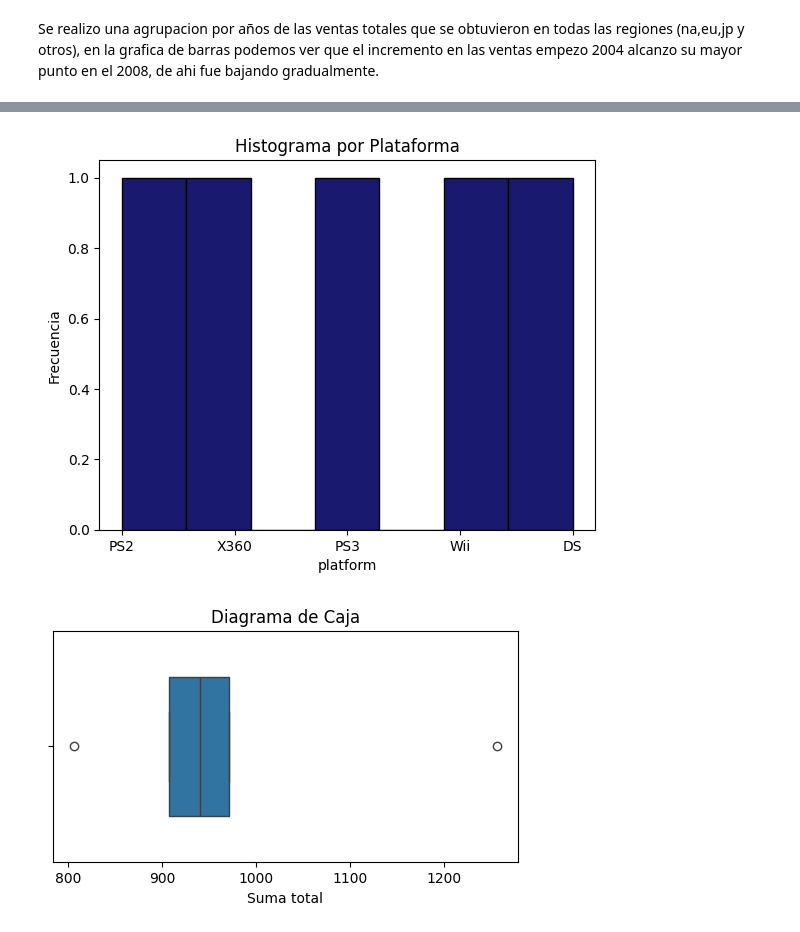
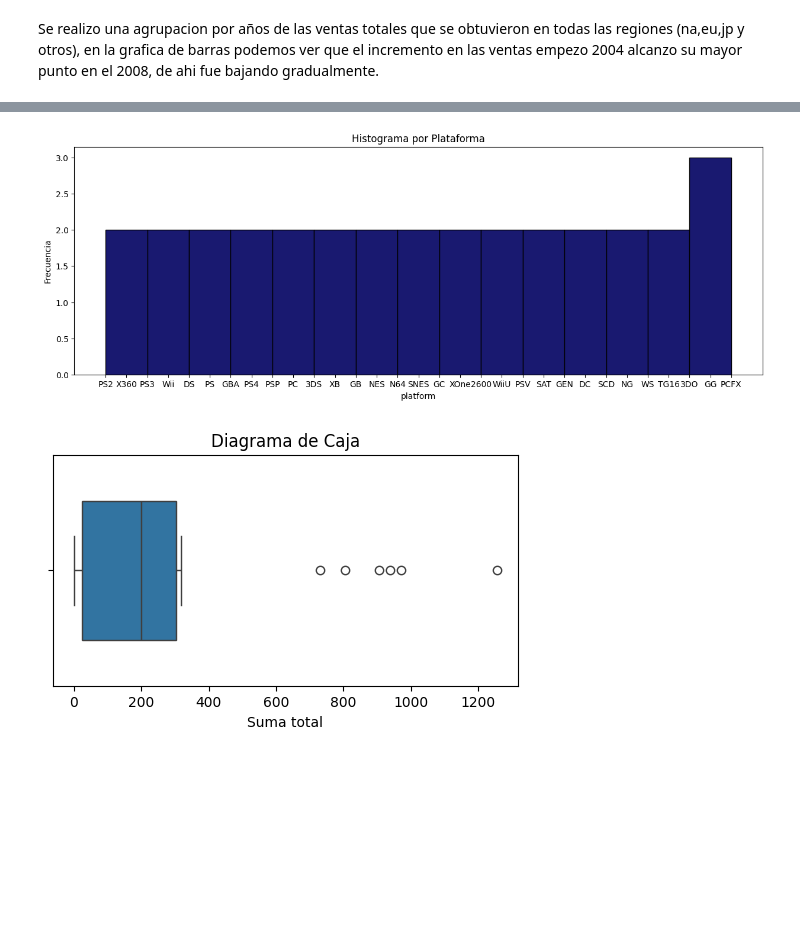
Before and after one commit to DanielaHdzS/Proyecto6, a Jupyter notebook: proyecto6.ipynb, the cells around one changed output, grey strips where cells are left out. Cells and saved outputs as stored; diff of their text form; code cells hidden in the pictures; blank space fills up the shorter version.

```diff
--- a/proyecto6.ipynb
+++ b/proyecto6.ipynb
@@ -87,8 +87,3 @@ print(games['user_score'].unique())
  '2.3' '0.5' '1.3' '0.2' '0.6' '1.4' '0.9' '1' '9.7']
 # %% [markdown]
 Para poder trabajar con el tipo de dato float, considere cambiar tbd por un numero que estuviera fuera del rango para poder diferenciarlo del resto.
-# %%
-games['year_of_release'] = games['year_of_release'].fillna(1979)
-games['user_score'] = games['user_score'].fillna(0)
-games['rating'] = games['rating'].fillna(0)
-games['critic_score'] = games['critic_score'].fillna(0)
@@ -101,8 +98,6 @@ games['year_of_release'] = games['year_of_release'].astype(int)
 games['genre'] = games['genre'].astype(str)
 games['user_score'] = games['user_score'].astype(float)
 games['rating'] = games['rating'].astype(str)
-# %%
-games['user_score']  = games['user_score']*10
 # %%
 games['sum_total'] = games['na_sales'] + games['eu_sales'] + games['jp_sales'] + games['other_sales']
 print(games.head())
@@ -172,8 +167,7 @@ plt.show()
 Se realizo una agrupacion por años de las ventas totales que se obtuvieron en todas las regiones (na,eu,jp y otros), en la grafica de barras podemos ver que el incremento en las ventas empezo 2004 alcanzo su mayor punto en el 2008, de ahi fue bajando gradualmente.
 # %%
 games_platform = games.groupby('platform')[list_sales].sum()
-games_platform = games_platform.reset_index()
-games_platform = games_platform.sort_values(by='sum_total', ascending=False)
+games_platform = games_platform.reset_index().sort_values(by='sum_total', ascending=False)
 print(games_platform)
 # %% [output]
    platform  na_sales  eu_sales  jp_sales  other_sales  sum_total
@@ -194,20 +188,20 @@ print(games_platform)
 9        GG      0.00      0.00      0.04         0.00       0.04
 14     PCFX      0.00      0.00      0.03         0.00       0.03
 # %%
-games_platform_5 = games_platform.head(5)
-plt.hist(games_platform_5['platform'], bins=7, color='midnightblue', edgecolor='black')
+plt.figure(figsize=(15,5))
+plt.hist(games_platform['platform'], bins=15, color='midnightblue', edgecolor='black')
 plt.xlabel('platform')
 plt.ylabel('Frecuencia')
 plt.title('Histograma por Plataforma')
 plt.show()
 # %% [output]
-[figure, old version]
+[figure, new version]
 # %%
 plt.figure(figsize=(6,3))
-sns.boxplot(x=games_platform_5['sum_total'],width=0.6)
+sns.boxplot(x=games_platform['sum_total'],width=0.6)
 plt.xlabel('Suma total')
 plt.title('Diagrama de Caja')
 plt.show()
 # %% [output]
-[figure, old version]
+[figure, new version]
 # %%
```
Also changed, not shown: parts of 40 cells of this notebook.
